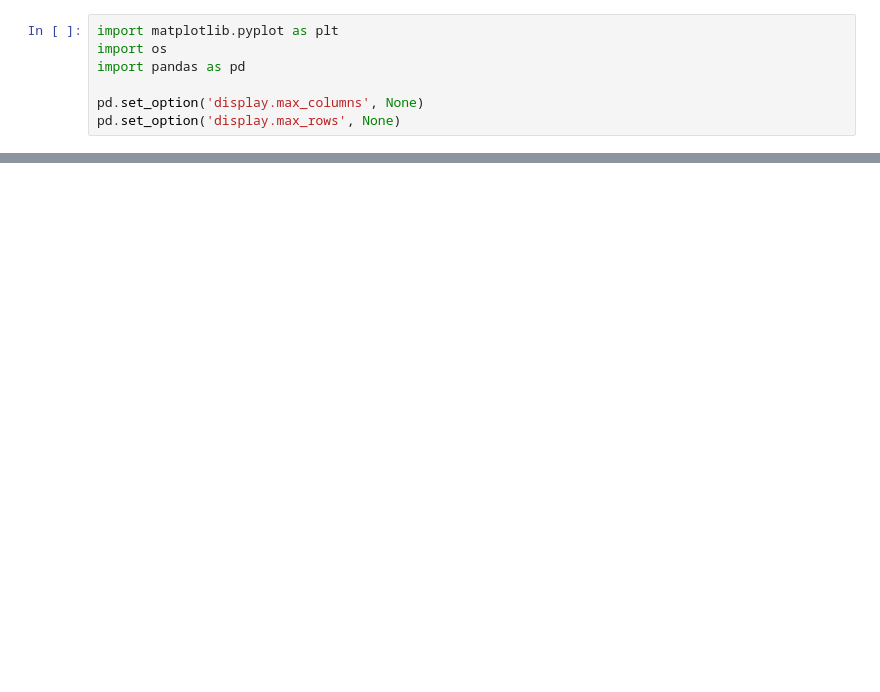
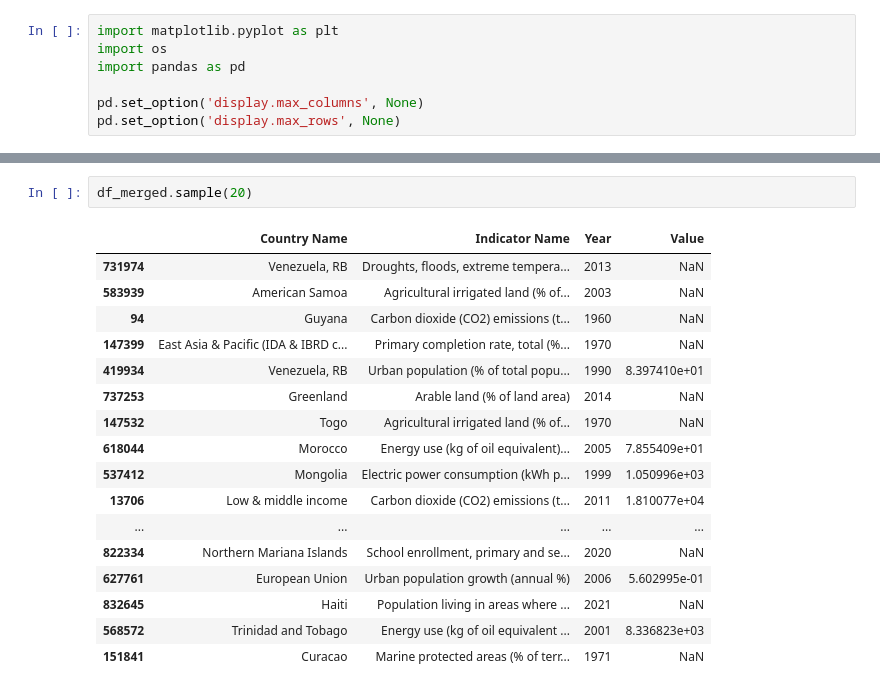
Before and after one commit to benkwan26/carbon_dioxide_emissions, a Jupyter notebook: notebooks/00_data_split.ipynb, the cells around one changed output, grey strips where cells are left out. Saved outputs shown, nothing was run; the diff lists cells and outputs as text; blank space fills up the shorter version.

```diff
--- a/notebooks/00_data_split.ipynb
+++ b/notebooks/00_data_split.ipynb
@@ -43 +121,21 @@ df.drop(columns=['Indicator Name', '1960', '1961', '1962', '1963', '1964', '1965
+# %%
+df_merged.sample(20)
+# %% [output]
+|  | Country Name | Indicator Name | Year | Value |
+| 731974 | Venezuela, RB | Droughts, floods, extreme tempera... | 2013 | NaN |
+| 583939 | American Samoa | Agricultural irrigated land (% of... | 2003 | NaN |
+| 94 | Guyana | Carbon dioxide (CO2) emissions (t... | 1960 | NaN |
+| 147399 | East Asia & Pacific (IDA & IBRD c... | Primary completion rate, total (%... | 1970 | NaN |
+| 419934 | Venezuela, RB | Urban population (% of total popu... | 1990 | 8.397410e+01 |
+| 737253 | Greenland | Arable land (% of land area) | 2014 | NaN |
+| 147532 | Togo | Agricultural irrigated land (% of... | 1970 | NaN |
+| 618044 | Morocco | Energy use (kg of oil equivalent)... | 2005 | 7.855409e+01 |
+| 537412 | Mongolia | Electric power consumption (kWh p... | 1999 | 1.050996e+03 |
+| 13706 | Low & middle income | Carbon dioxide (CO2) emissions (t... | 2011 | 1.810077e+04 |
+| ... | ... | ... | ... | ... |
+| 822334 | Northern Mariana Islands | School enrollment, primary and se... | 2020 | NaN |
+| 627761 | European Union | Urban population growth (annual %) | 2006 | 5.602995e-01 |
+| 832645 | Haiti | Population living in areas where ... | 2021 | NaN |
+| 568572 | Trinidad and Tobago | Energy use (kg of oil equivalent ... | 2001 | 8.336823e+03 |
+| 151841 | Curacao | Marine protected areas (% of terr... | 1971 | NaN |
 # %%
```
Also changed, not shown: parts of 26 cells of this notebook, 4 other files.
